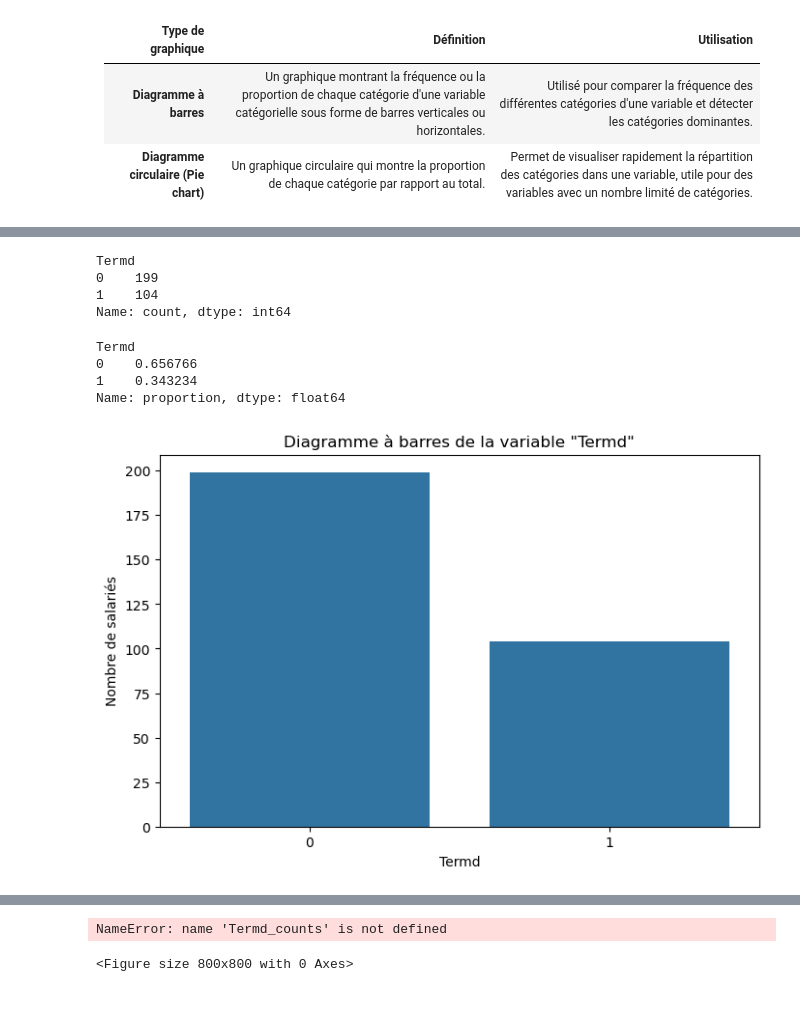
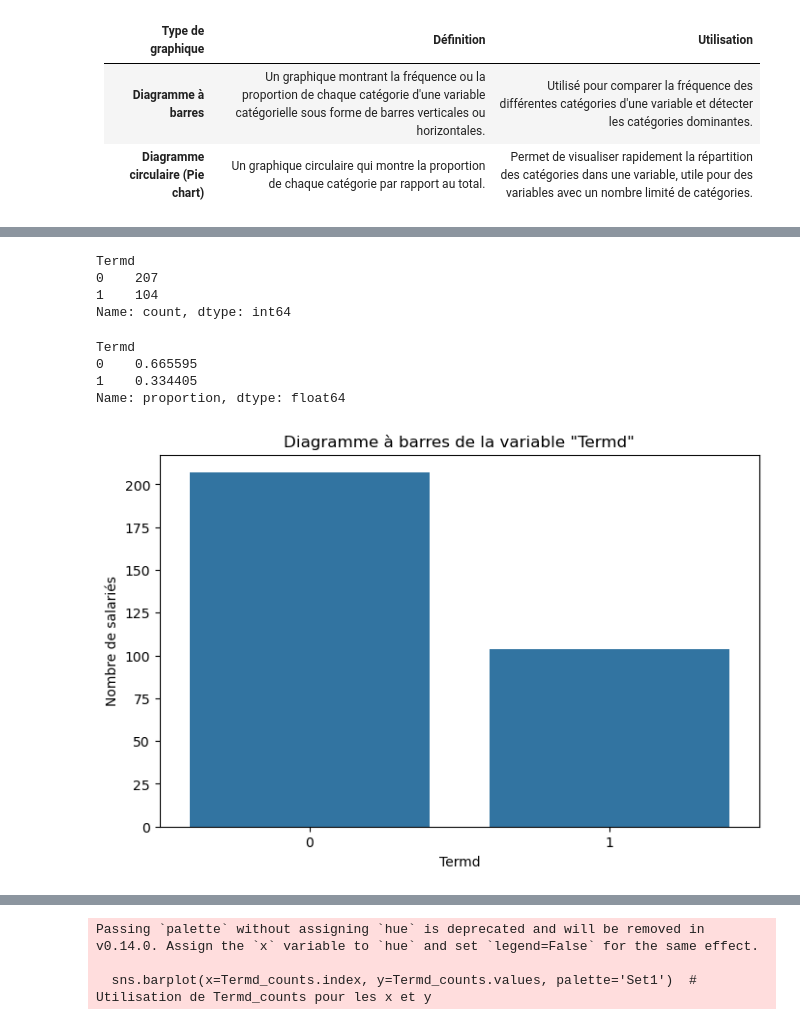
Before and after one commit to Louise-dbg/employee-performance-analysis, a Jupyter notebook: HR Dataset.ipynb, the cells around one changed output, grey strips where cells are left out. Drawn from its saved outputs; the diff is of its cells as text; code cells hidden in the pictures.

```diff
--- a/HR Dataset.ipynb
+++ b/HR Dataset.ipynb
@@ -33,6 +35,12 @@ import pandas as pd
 
 # Chargement du fichier CSV
 df = pd.read_csv("HRDataset_v14.csv")
+# Anonymisation immédiate
+df['Employee_Name'] = 'Employee_' + df.index.astype(str)
+df['EmpID'] = df.index + 1000  # exemple d’ID générique
+df = df.drop(columns=['ManagerName', 'ManagerID'])  # supprimer les colonnes nominatives
+
+# Poursuivre ensuite avec les analyses sur df anonymisé
 # %%
 # Aperçu des premières lignes
 df.head()
@@ -254,10 +259,6 @@ Etant donné que les valeurs manquantes de la colonne Manager ID représentent u
 1. **Proportion faible de valeurs manquantes** : les valeurs manquantes représentent une petite proportion des données totales. En supprimant ces lignes, nous ne perdons qu'une faible quantité d'information, ce qui n'affecte pas de manière significative les résultats.
 
 2. **Simplicité et efficacité** : Supprimer les lignes avec des valeurs manquantes est plus simple et plus rapide que d'imputer ces valeurs. Cela évite également d'introduire des biais ou erreurs dans les données en imitant des valeurs manquantes par des moyennes ou médianes.
-# %%
-# Traitement des valeurs manquantes
-# Suppression des lignes où Manager ID est manquant
-df.dropna(subset=['ManagerID'], inplace=True)
 # %%
 # Proportion des valeurs manquantes
 print(df.isnull().mean())
@@ -1314,7 +1315,7 @@ Passing `palette` without assigning `hue` is deprecated and will be removed in v
 df['Termd'].value_counts()
 # %% [output]
 Termd
-0    199
+0    207
 1    104
 Name: count, dtype: int64
 # %%
@@ -1322,8 +1323,8 @@ Name: count, dtype: int64
 df['Termd'].value_counts(normalize=True)
 # %% [output]
 Termd
-0    0.656766
-1    0.343234
+0    0.665595
+1    0.334405
 Name: proportion, dtype: float64
 # %%
 import matplotlib.pyplot as plt
@@ -1332,32 +1333,32 @@ import seaborn as sns
 # Remplacer 'Termd' par le nom de la variable catégorielle de ton choix
 
 # Diagramme à barres (Countplot)
 
 plt.figure(figsize=(8, 5))
 sns.countplot(x='Termd', data=df)  # Remplacer 'Termd' par la variable souhaitée
 plt.title('Diagramme à barres de la variable "Termd"')
 plt.xlabel('Termd')
 plt.ylabel('Nombre de salariés')
 plt.show()
 
 # 2. Diagramme circulaire (Pie chart)
 # Calcul des value_counts à part
-Termd = df['Termd'].value_counts()
+Termd_counts = df['Termd'].value_counts()
 
 # Diagramme circulaire avec les valeurs calculées à part
 plt.figure(figsize=(8, 8))
 Termd_counts.plot.pie(autopct='%1.1f%%', startangle=90, cmap='coolwarm', figsize=(8, 8))  # Utilisation de Termd_counts pour le pie chart
 plt.title('Diagramme circulaire de la variable "Termd"')
 plt.ylabel('Nombre de salariés')  # Supprime le label de l'axe y pour un visuel plus propre
 plt.show()
 
 #3. Diagramme en barres
 # Barplot avec les valeurs calculées à part
 plt.figure(figsize=(8, 5))
 sns.barplot(x=Termd_counts.index, y=Termd_counts.values, palette='Set1')  # Utilisation de Termd_counts pour les x et y
 plt.title('Barplot de la variable "Termd"')
 plt.xlabel('Termd')
 plt.ylabel('Nombre de salariés')
 plt.show()
 # %% [output]
-[figure, old version]
+[figure, new version]
@@ -1364,2 +1366,3 @@ plt.show()
-NameError: name 'Termd_counts' is not defined
+Passing `palette` without assigning `hue` is deprecated and will be removed in v0.14.0. Assign the `x` variable to `hue` and set `legend=False` for the same effect.
+
+  sns.barplot(x=Termd_counts.index, y=Termd_counts.values, palette='Set1')  # Utilisation de Termd_counts pour les x et y
-<Figure size 800x800 with 0 Axes>
```
Also changed, not shown: parts of 56 cells of this notebook.
